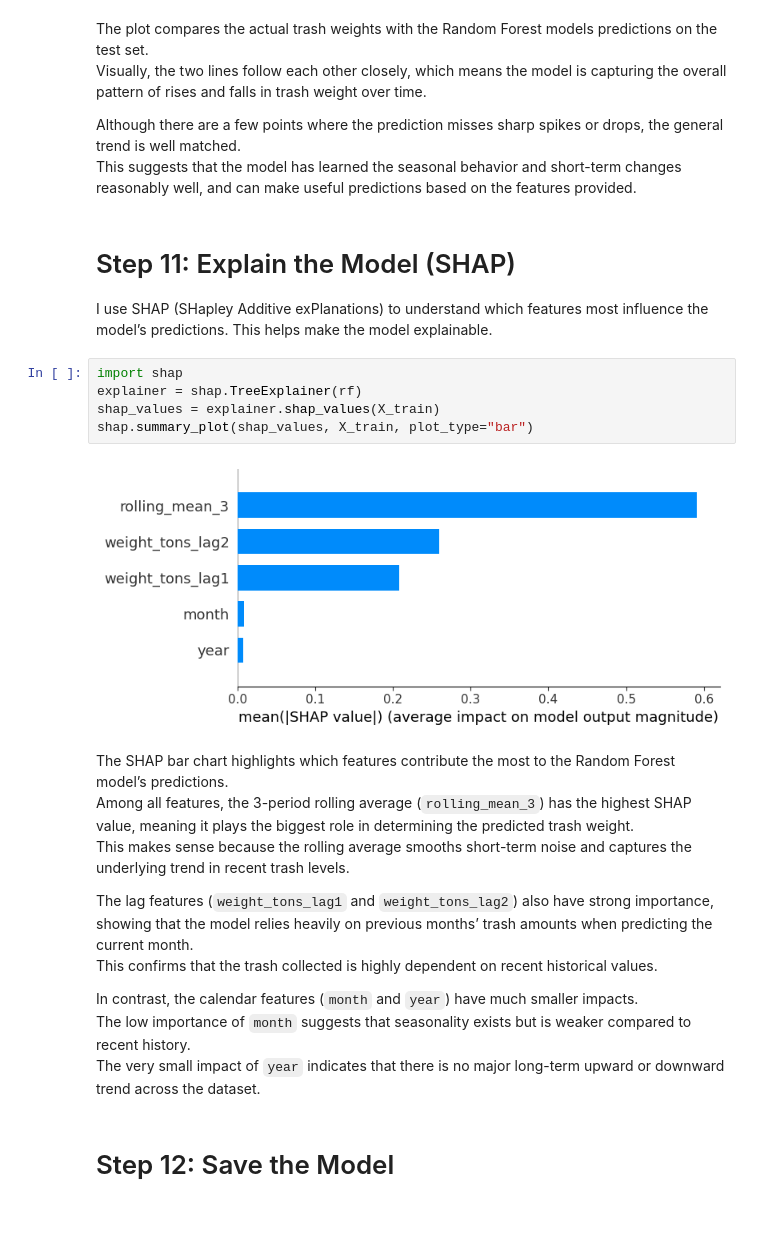
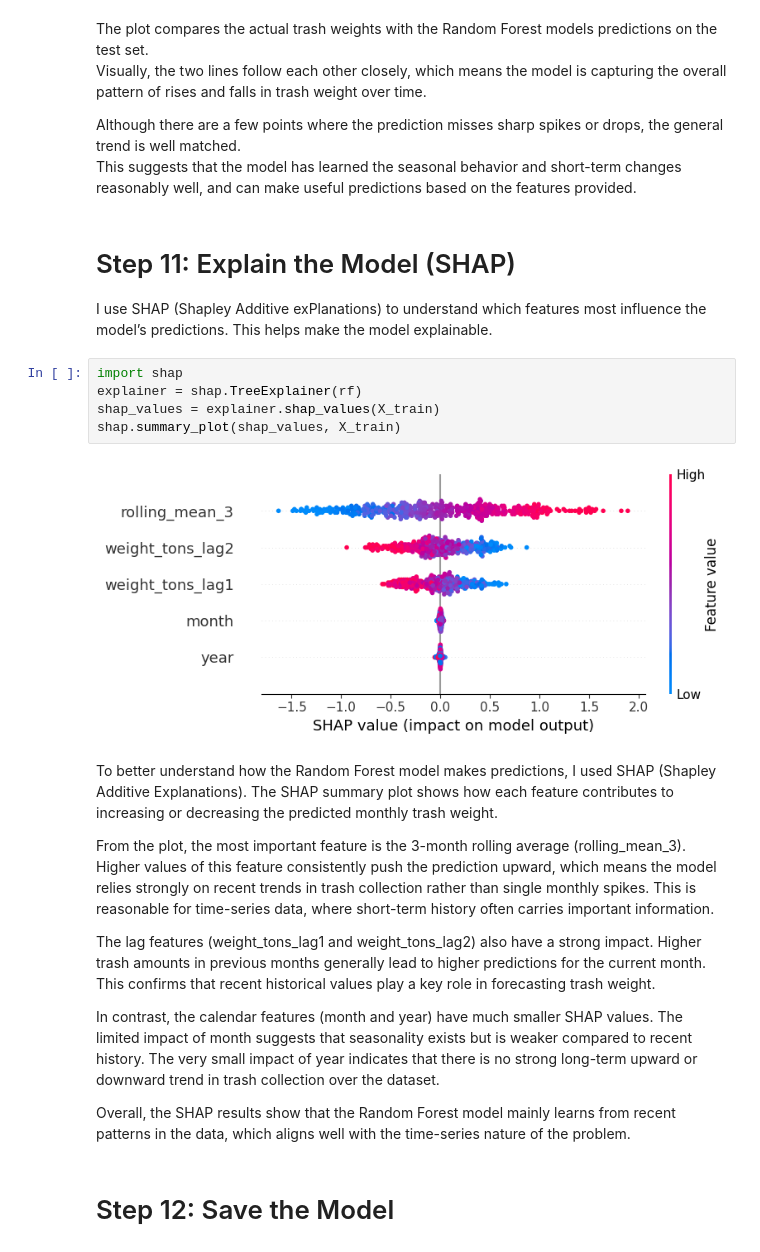
Before and after one commit to anzuman-ara389/trashwheel_prediction, a Jupyter notebook: trashwheel_final_assignment.ipynb, the cells around one changed output. Drawn from its saved outputs; the diff is of its cells as text; blank space fills up the shorter version.

Commit message:
Updated model, SHAP explanation, and Streamlit app

```diff
--- a/trashwheel_final_assignment.ipynb
+++ b/trashwheel_final_assignment.ipynb
@@ -260,26 +260,25 @@ Although there are a few points where the prediction misses sharp spikes or drop
 This suggests that the model has learned the seasonal behavior and short-term changes reasonably well, and can make useful predictions based on the features provided.
 # %% [markdown]
 # Step 11: Explain the Model (SHAP)
-I use SHAP (SHapley Additive exPlanations) to understand which features most influence the model’s predictions.
+I use SHAP (Shapley Additive exPlanations) to understand which features most influence the model’s predictions.
 This helps make the model explainable.
 # %%
 import shap
 explainer = shap.TreeExplainer(rf)
 shap_values = explainer.shap_values(X_train)
-shap.summary_plot(shap_values, X_train, plot_type="bar")
+shap.summary_plot(shap_values, X_train)
 # %% [output]
-[figure, old version]
+[figure, new version]
 # %% [markdown]
-The SHAP bar chart highlights which features contribute the most to the Random Forest model’s predictions.
-Among all features, the 3-period rolling average (`rolling_mean_3`) has the highest SHAP value, meaning it plays the biggest role in determining the predicted trash weight.
-This makes sense because the rolling average smooths short-term noise and captures the underlying trend in recent trash levels.
+To better understand how the Random Forest model makes predictions, I used SHAP (Shapley Additive Explanations). The SHAP summary plot shows how each feature contributes to increasing or decreasing the predicted monthly trash weight.
 
-The lag features (`weight_tons_lag1` and `weight_tons_lag2`) also have strong importance, showing that the model relies heavily on previous months’ trash amounts when predicting the current month.
-This confirms that the trash collected is highly dependent on recent historical values.
+From the plot, the most important feature is the 3-month rolling average (rolling_mean_3). Higher values of this feature consistently push the prediction upward, which means the model relies strongly on recent trends in trash collection rather than single monthly spikes. This is reasonable for time-series data, where short-term history often carries important information.
 
-In contrast, the calendar features (`month` and `year`) have much smaller impacts.
-The low importance of `month` suggests that seasonality exists but is weaker compared to recent history.
-The very small impact of `year` indicates that there is no major long-term upward or downward trend across the dataset.
+The lag features (weight_tons_lag1 and weight_tons_lag2) also have a strong impact. Higher trash amounts in previous months generally lead to higher predictions for the current month. This confirms that recent historical values play a key role in forecasting trash weight.
+
+In contrast, the calendar features (month and year) have much smaller SHAP values. The limited impact of month suggests that seasonality exists but is weaker compared to recent history. The very small impact of year indicates that there is no strong long-term upward or downward trend in trash collection over the dataset.
+
+Overall, the SHAP results show that the Random Forest model mainly learns from recent patterns in the data, which aligns well with the time-series nature of the problem.
 # %% [markdown]
 # Step 12: Save the Model
 # %%
```
Also changed, not shown: parts of 2 cells of this notebook, 1 other file.
